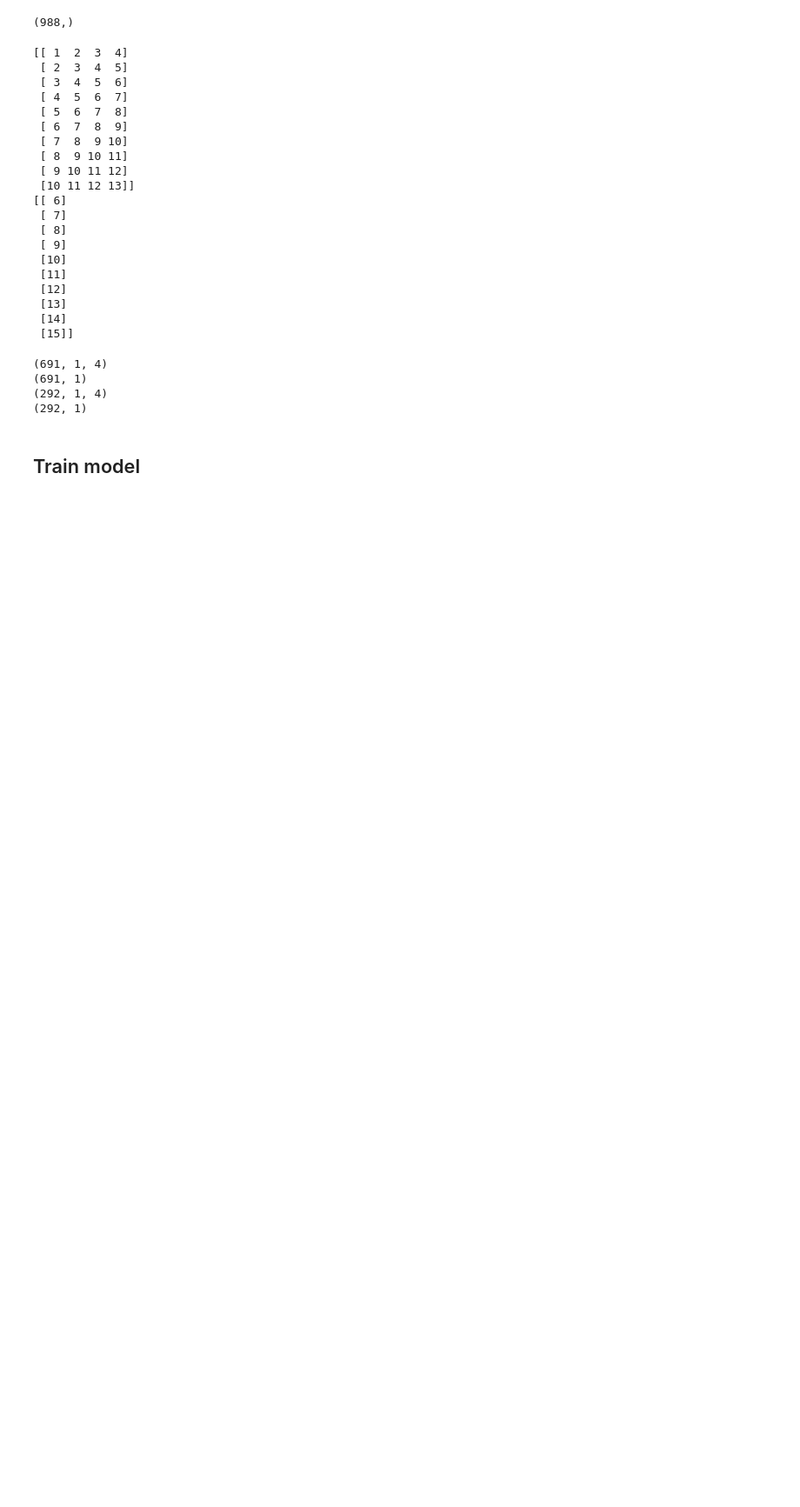
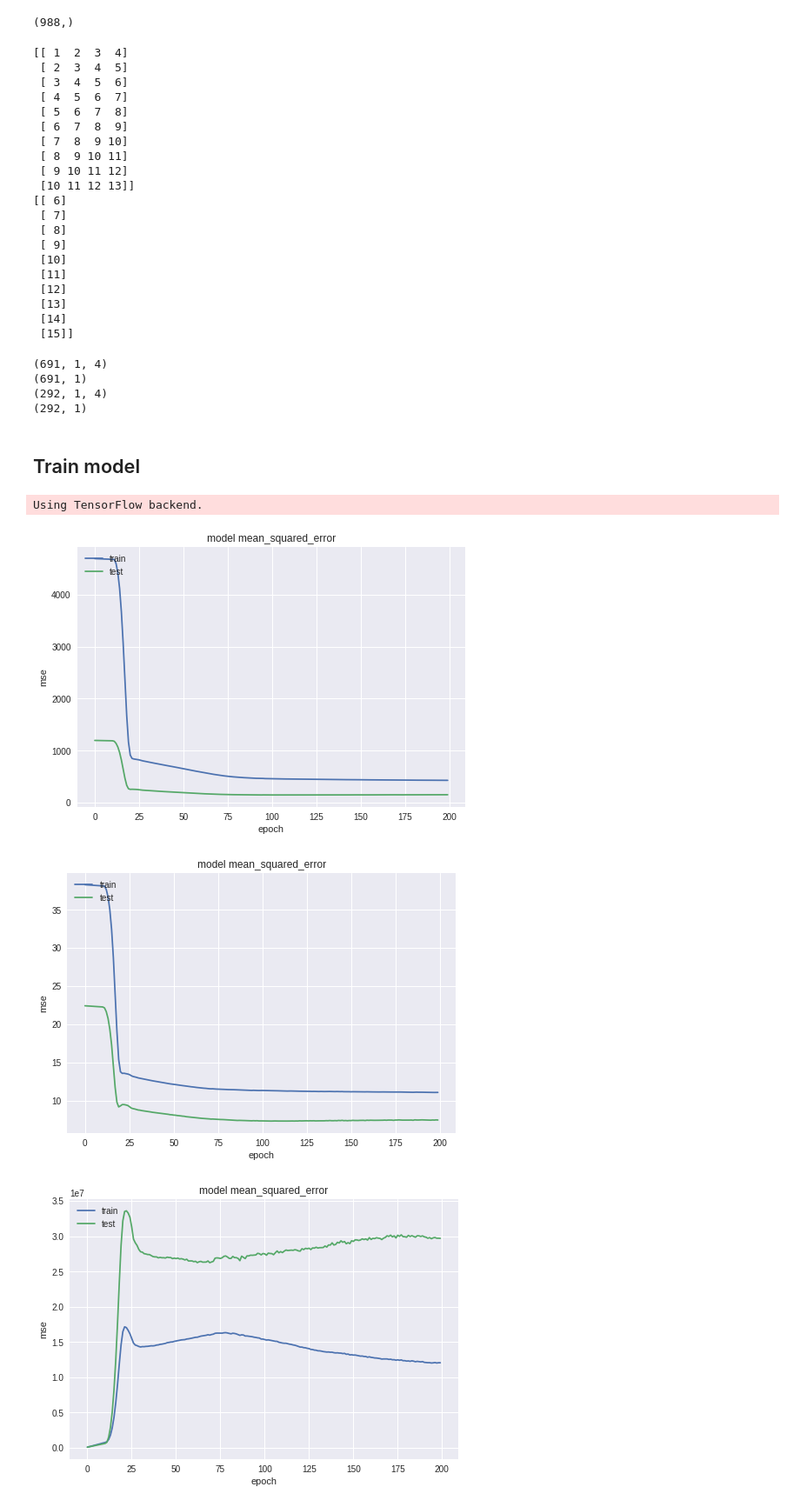
Before and after one commit to elapuestojoe/cdcDengue, a Jupyter notebook: SanJuanModels/2Weeks/LSTM_2Weeks_SanJuan.ipynb, the cells around one changed output. Shown: that part at 87% size. Cells and saved outputs as stored; diff of their text form; code cells hidden in the pictures; blank space fills up the shorter version.

```diff
--- a/SanJuanModels/2Weeks/LSTM_2Weeks_SanJuan.ipynb
+++ b/SanJuanModels/2Weeks/LSTM_2Weeks_SanJuan.ipynb
@@ -3,7 +8,8 @@ import pandas as pd
 import matplotlib.pyplot as plt
 import numpy as np
 # %%
-sanjuan_dataset = pd.read_csv("../../dengueData/SanJuan/san_juan_training_data.csv")
+# sanjuan_dataset = pd.read_csv("../../dengueData/SanJuan/san_juan_training_data.csv")
+sanjuan_dataset = pd.read_csv("drive/My Drive/cdcDengue/dengueData/SanJuan/san_juan_training_data.csv")
 print(sanjuan_dataset.head())
 print("Number of observations: ", len(sanjuan_dataset))
 # %% [output]
@@ -116,25 +110,52 @@ def append_np(array, observation):
 # %%
-from keras.layers import Input, Flatten
+from keras.models import Sequential
+from keras.layers import LSTM, Dense, Input, Flatten
 from keras.layers.merge import concatenate
 from keras.constraints import non_neg
 from keras.models import Model
-def createModel(modelName):
-    jsonName = "{}.json".format(modelName)
-    h5Name = "{}.h5".format(modelName)
+from sklearn.metrics import mean_squared_error
+input_layer = Input(shape=(1,4))
+b1_out = LSTM(64, return_sequences=False)(input_layer)
+
+b2_out = Dense(32, activation="relu", kernel_regularizer="l2")(input_layer)
+b2_out = Flatten()(b2_out)
+
+concatenated = concatenate([b1_out, b2_out])
+out = Dense(4, activation="relu", kernel_regularizer="l2")(concatenated)
+out = Dense(4, activation="relu", kernel_regularizer="l2")(out)
+out = Dense(1, activation="linear", kernel_constraint=non_neg(), name='output_layer')(out)
+
+model = Model([input_layer], out)
+model.compile(loss=["mse"], optimizer="adam", metrics=["mae", "mse", "mean_absolute_percentage_error"])
 
 
-    input_layer = Input(shape=(1,4))
-    b1_out = LSTM(64, return_sequences=False)(input_layer)
+history = model.fit(train_X, train_y, epochs=200, batch_size=32, verbose=0, shuffle=False, validation_data=(test_X, test_y))
 
-    b2_out = Dense(32, activation="relu", kernel_regularizer="l2")(input_layer)
-    b2_out = Flatten()(b2_out)
+plt.plot(history.history['mean_squared_error'])
+plt.plot(history.history['val_mean_squared_error'])
+plt.title('model mean_squared_error')
+plt.ylabel('mse')
+plt.xlabel('epoch')
+plt.legend(['train', 'test'], loc='upper left')
+plt.show()
 
-    concatenated = concatenate([b1_out, b2_out])
-    out = Dense(4, activation="relu", kernel_regularizer="l2")(concatenated)
-    out = Dense(4, activation="relu", kernel_regularizer="l2")(out)
-    out = Dense(1, activation="linear", kernel_constraint=non_neg(), name='output_layer')(out)
+plt.plot(history.history['mean_absolute_error'])
+plt.plot(history.history['val_mean_absolute_error'])
+plt.title('model mean_squared_error')
+plt.ylabel('mse')
+plt.xlabel('epoch')
+plt.legend(['train', 'test'], loc='upper left')
+plt.show()
 
-    model = Model([input_layer], out)
-    model.compile(loss=["mae"], optimizer="adam", metrics=["mse", "mae", "mape"])
-
-    return model
+plt.plot(history.history['mean_absolute_percentage_error'])
+plt.plot(history.history['val_mean_absolute_percentage_error'])
+plt.title('model mean_squared_error')
+plt.ylabel('mse')
+plt.xlabel('epoch')
+plt.legend(['train', 'test'], loc='upper left')
+plt.show()
+# %% [output]
+Using TensorFlow backend.
+[figure, added]
+[figure, added]
+[figure, added]
```
Also changed, not shown: parts of 9 cells of this notebook, 3 other files.
